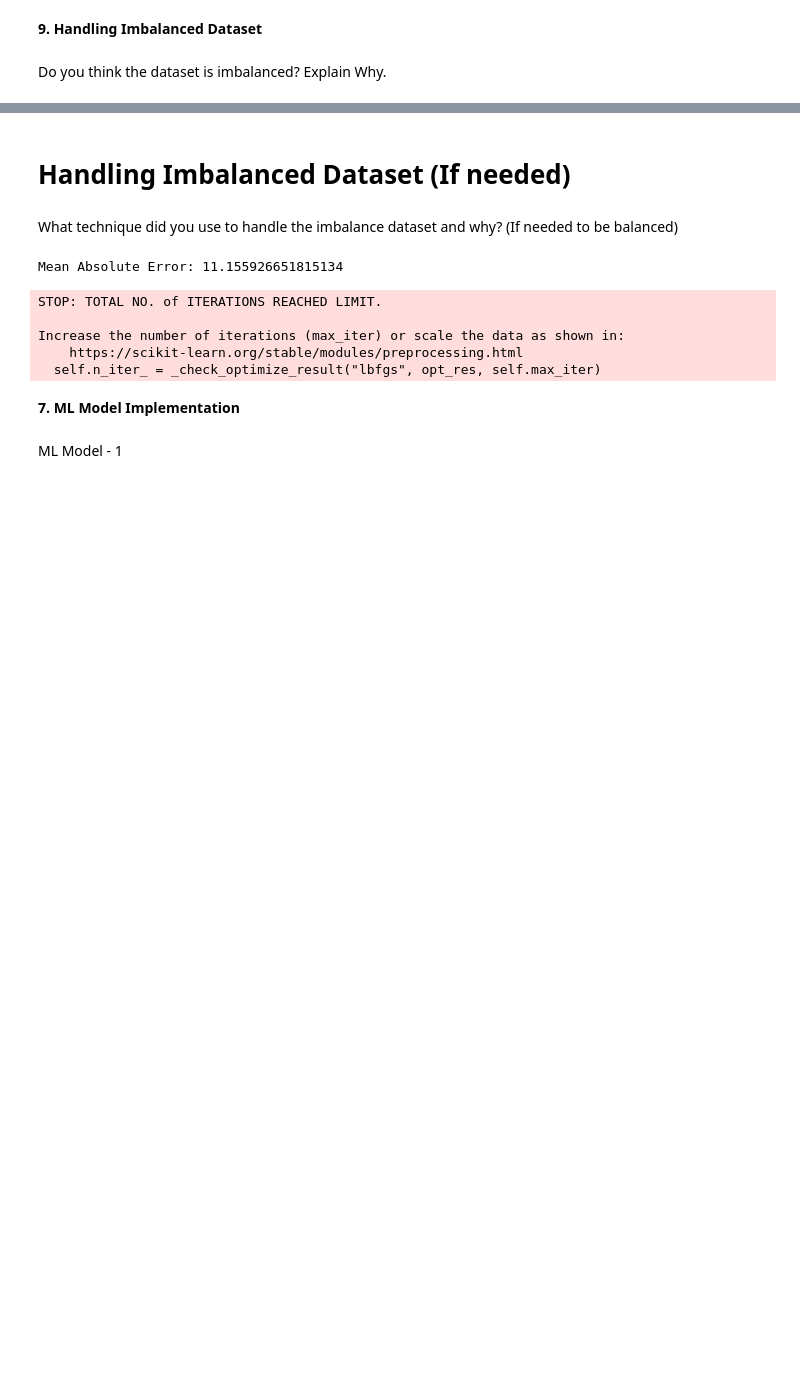
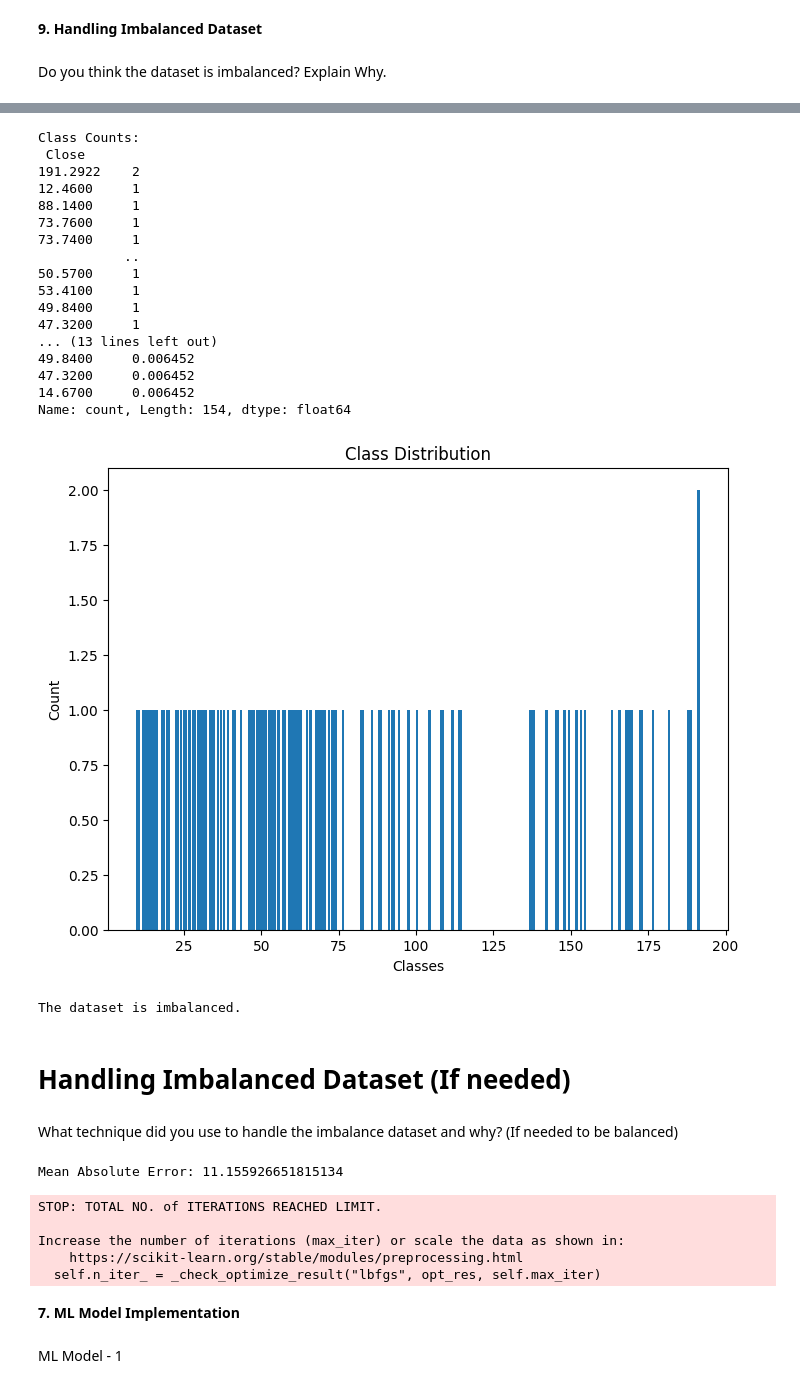
Before and after one commit to shrbhadra/I-am-learning, a Jupyter notebook: Copy_of_Ml_project0.ipynb, the cells around one changed output, grey strips where cells are left out. Cells and saved outputs as stored; diff of their text form; code cells hidden in the pictures; blank space fills up the shorter version.

```diff
--- a/Copy_of_Ml_project0.ipynb
+++ b/Copy_of_Ml_project0.ipynb
@@ -1295,3 +1407,67 @@ Imbalance Ratio: 0.5
+# %%
+import matplotlib.pyplot as plt
+# Assuming 'y' is your target variable (e.g., representing classes)
+
+# Check the distribution of classes
+class_counts = y.value_counts()
+print("Class Counts:\n", class_counts)
+
+# Calculate the class proportions
+class_proportions = class_counts / len(y)
+print("\nClass Proportions:\n", class_proportions)
+
+# Visualize the class distribution
+plt.figure(figsize=(8, 6))
+plt.bar(class_counts.index, class_counts.values)
+plt.title('Class Distribution')
+plt.xlabel('Classes')
+plt.ylabel('Count')
+plt.show()
+
+# Determine if the dataset is imbalanced
+imbalance_threshold = 0.1  # Example threshold (10% difference)
+is_imbalanced = any(abs(class_proportions - 0.5) > imbalance_threshold)
+
+if is_imbalanced:
+  print("\nThe dataset is imbalanced.")
+else:
+  print("\nThe dataset is balanced.")
+
+# Explanation:
+
+# - Imbalanced datasets occur when one or more classes have significantly fewer samples than other classes.
+# - This can lead to biased models that perform poorly on the minority class(es).
+
+# - The code checks for imbalance by:
+#     - Calculating class counts and proportions.
+#     - Visualizing the class distribution.
+#     - Comparing class proportions to a threshold (e.g., 10% difference from a perfectly balanced dataset).
+
+# - If the dataset is imbalanced, consider techniques like:
+#     - Oversampling the minority class(es).
+#     - Undersampling the majority class(es).
+#     - Using cost-sensitive learning algorithms.
+#     - Choosing appropriate evaluation metrics (e.g., precision, recall, F1-score).
+# %% [output]
+Class Counts:
+ Close
+191.2922    2
+12.4600     1
+88.1400     1
+73.7600     1
+73.7400     1
+           ..
+50.5700     1
+53.4100     1
+49.8400     1
+47.3200     1
+... (13 lines left out)
+49.8400     0.006452
+47.3200     0.006452
+14.6700     0.006452
+Name: count, Length: 154, dtype: float64
+[figure, added]
+The dataset is imbalanced.
 # %% [markdown]
 # Handling Imbalanced Dataset (If needed)
 # %%
```
Also changed, not shown: parts of 45 cells of this notebook.
